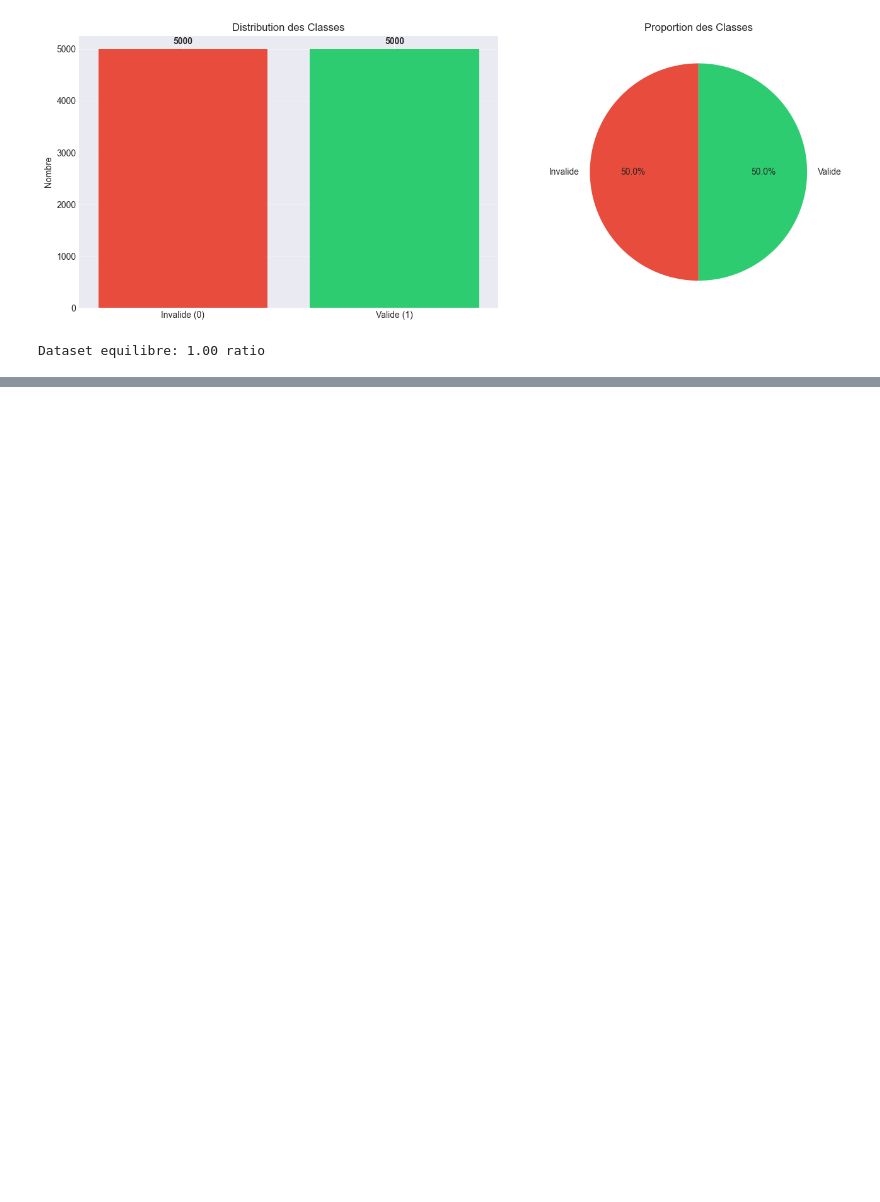
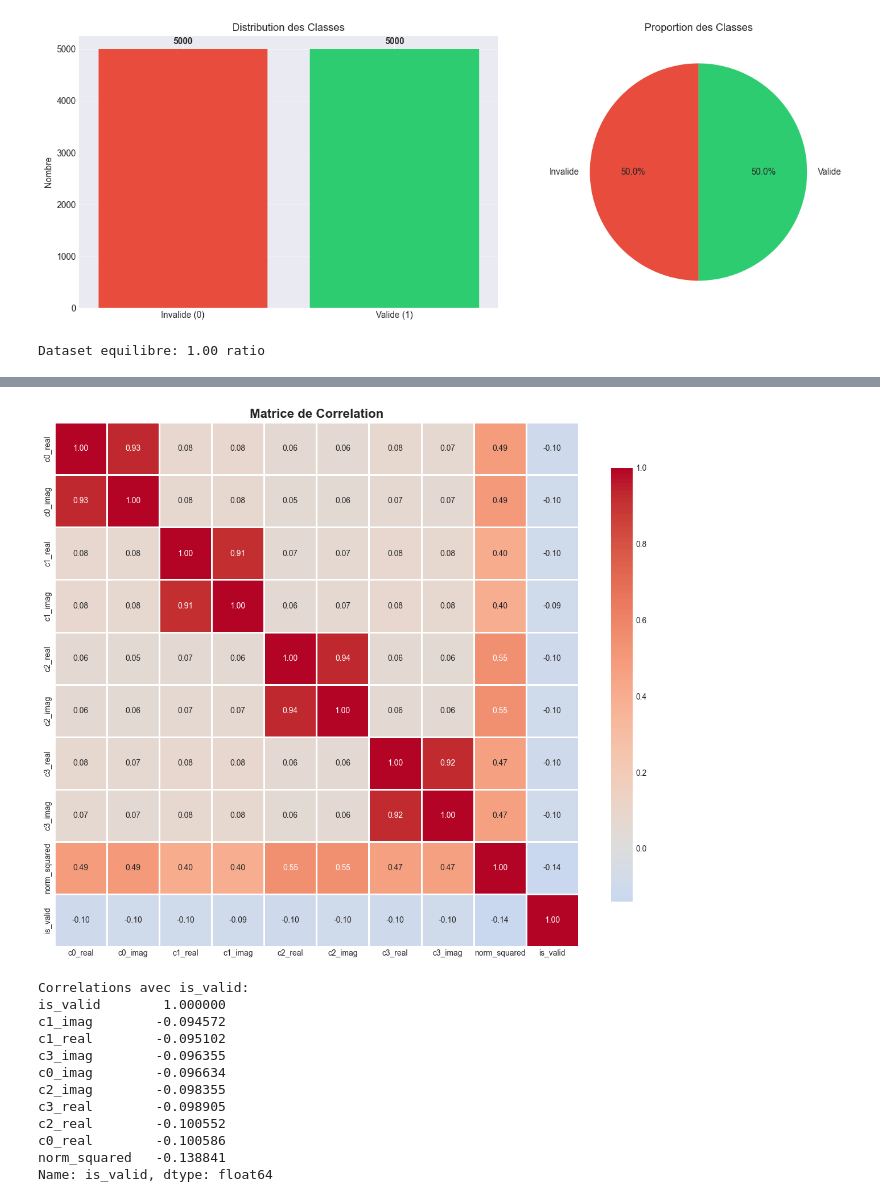
Before and after one commit to Mkl1984/quantum_state_validator, a Jupyter notebook: notebooks/05_eda_advanced.ipynb, the cells around one changed output, grey strips where cells are left out. Drawn from its saved outputs; the diff is of its cells as text; code cells hidden in the pictures; blank space fills up the shorter version.

```diff
--- a/notebooks/05_eda_advanced.ipynb
+++ b/notebooks/05_eda_advanced.ipynb
@@ -204,0 +265,36 @@ print(df_invalid['norm_squared'].describe())
+# %%
+#Matrice de correlation
+
+# definir coef_cols (selectionne les colonnes de coefficients c*_real / c*_imag)
+expected = [f'c{i}_{part}' for i in range(4) for part in ('real', 'imag')]
+coef_cols = [c for c in expected if c in df.columns]
+
+# Si aucune colonne trouvée, lever une erreur explicite pour faciliter le debug
+if len(coef_cols) == 0:
+    raise NameError(f"Aucune colonne de coefficient trouvée dans df. Colonnes attendues: {expected}")
+
+corr_matrix = df[coef_cols + ['norm_squared', 'is_valid']].corr()
+
+plt.figure(figsize=(12, 10))
+sns.heatmap(corr_matrix, annot=True, fmt='.2f', cmap='coolwarm', center=0,
+            square=True, linewidths=1, cbar_kws={'shrink': 0.8})
+plt.title('Matrice de Correlation', fontsize=16, fontweight='bold')
+plt.tight_layout()
+plt.show()
+
+print('Correlations avec is_valid:')
+print(corr_matrix['is_valid'].sort_values(ascending=False))
+# %% [output]
+[figure, added]
+Correlations avec is_valid:
+is_valid        1.000000
+c1_imag        -0.094572
+c1_real        -0.095102
+c3_imag        -0.096355
+c0_imag        -0.096634
+c2_imag        -0.098355
+c3_real        -0.098905
+c2_real        -0.100552
+c0_real        -0.100586
+norm_squared   -0.138841
+Name: is_valid, dtype: float64
```
Also changed, not shown: parts of 7 cells of this notebook.
